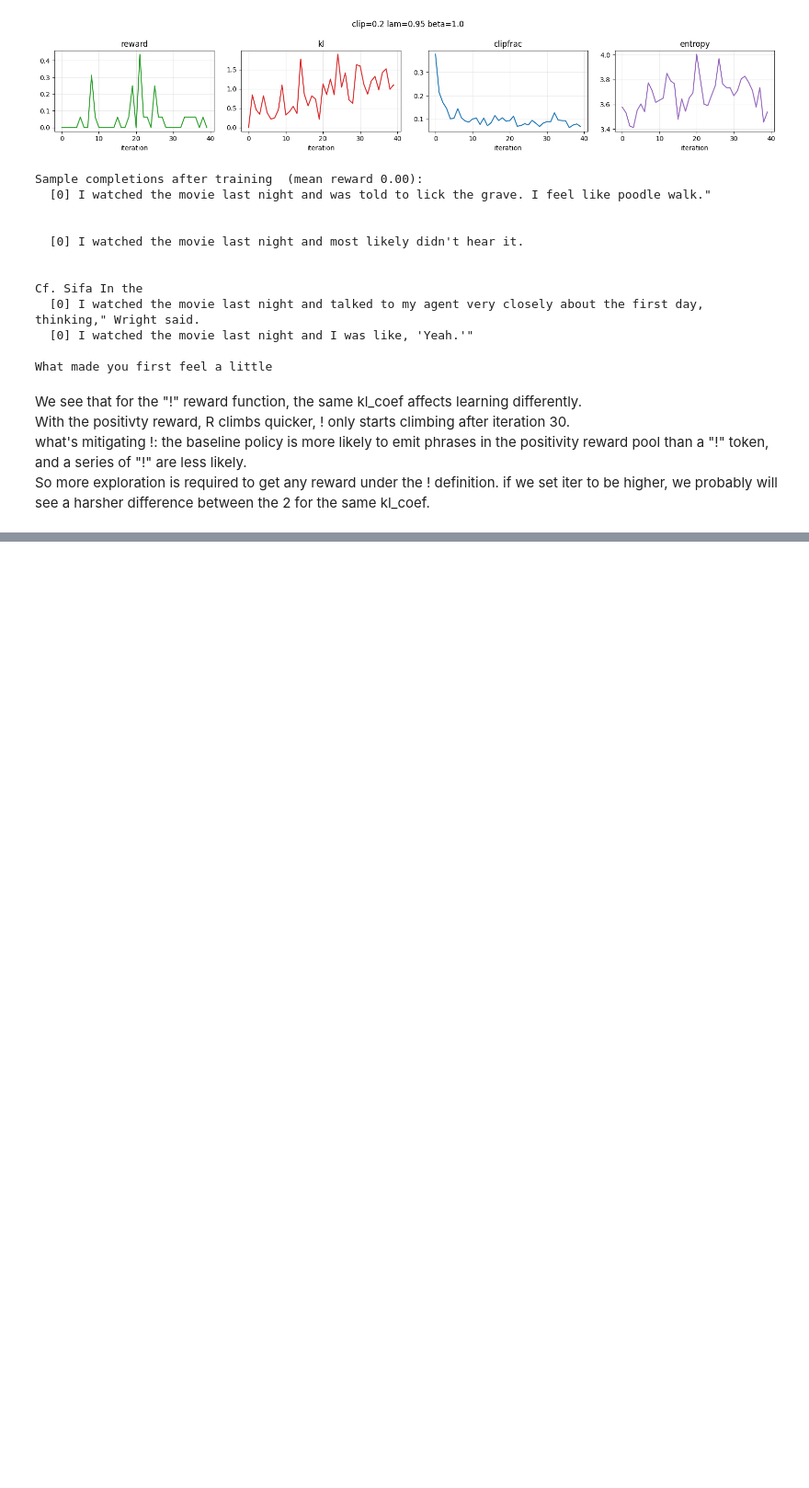
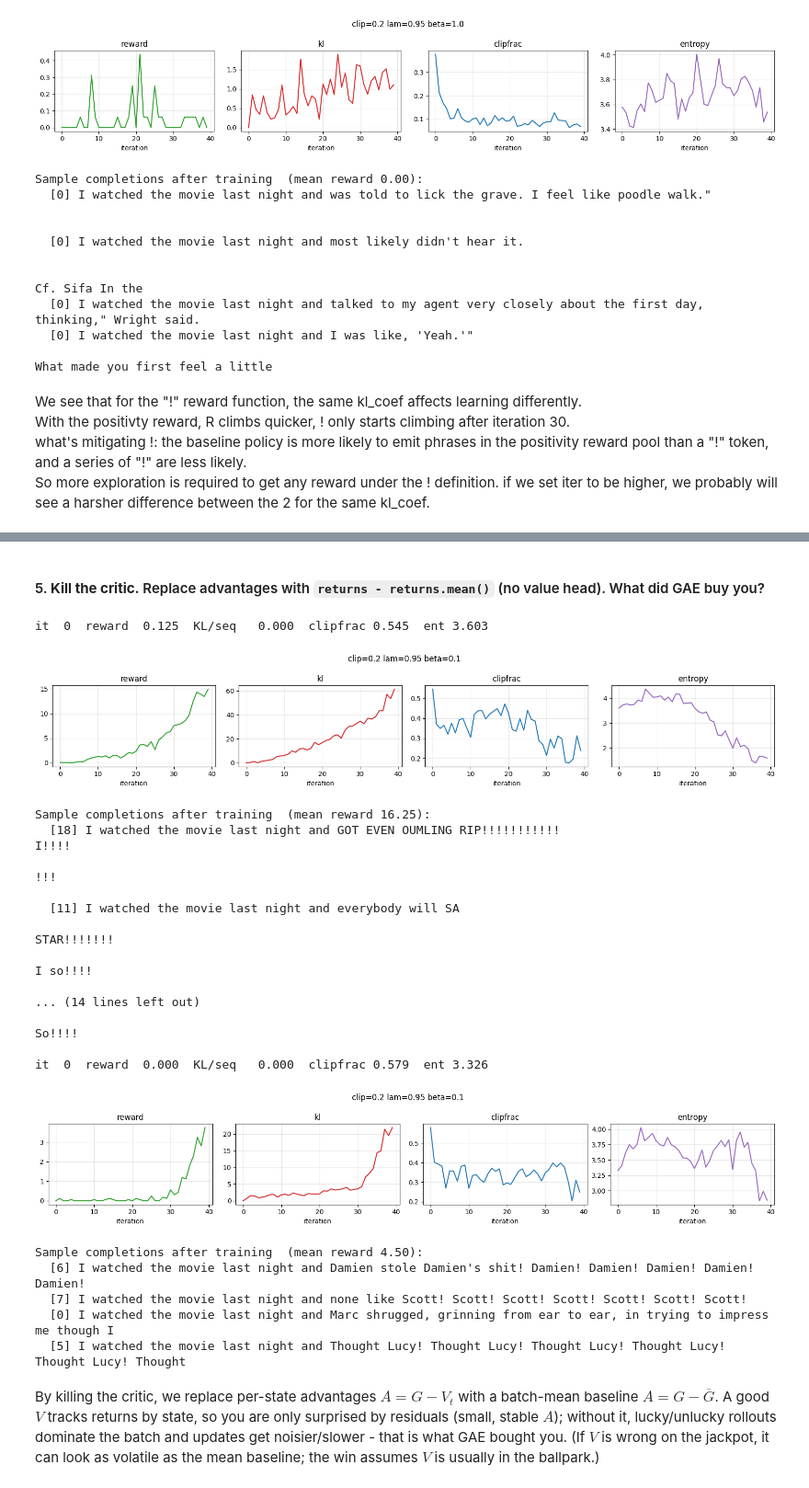
Before and after one commit to simcoster/RLHF, a Jupyter notebook: ppo_glassbox_llm-final.ipynb, the cells around one changed output, grey strips where cells are left out. Shown at 92% size. Drawn from its saved outputs; the diff is of its cells as text; code cells hidden in the pictures; blank space fills up the shorter version.

```diff
--- a/ppo_glassbox_llm-final.ipynb
+++ b/ppo_glassbox_llm-final.ipynb
@@ -596,0 +621,39 @@ So more exploration is required to get any reward under the ! definition. if we
+# %% [markdown]
+#### 5. **Kill the critic.** Replace advantages with `returns - returns.mean()` (no value head). What did GAE buy you?
+# %%
+run(clip_eps=CLIP_EPS,  gae_lambda=GAE_LAMBDA, kl_coef=STABLE_KL_COEF, lr_exp=LR_EXP, iters=ITERS)
+
+_gae = compute_gae
+def compute_gae(rewards, values, gamma, lam):
+    _, ret = _gae(rewards, values, gamma, lam)  # values ignored for the advantage
+    return ret - ret.mean(), ret
+
+run(clip_eps=CLIP_EPS,  gae_lambda=GAE_LAMBDA, kl_coef=STABLE_KL_COEF, lr_exp=LR_EXP, iters=ITERS)
+# %% [output]
+it  0  reward  0.125  KL/seq   0.000  clipfrac 0.545  ent 3.603
+[figure, added]
+Sample completions after training  (mean reward 16.25):
+  [18] I watched the movie last night and GOT EVEN OUMLING RIP!!!!!!!!!!!
+I!!!!
+
+!!!
+
+  [11] I watched the movie last night and everybody will SA
+
+STAR!!!!!!!
+
+I so!!!!
+
+... (14 lines left out)
+
+So!!!!
+
+it  0  reward  0.000  KL/seq   0.000  clipfrac 0.579  ent 3.326
+[figure, added]
+Sample completions after training  (mean reward 4.50):
+  [6] I watched the movie last night and Damien stole Damien's shit! Damien! Damien! Damien! Damien! Damien!
+  [7] I watched the movie last night and none like Scott! Scott! Scott! Scott! Scott! Scott! Scott!
+  [0] I watched the movie last night and Marc shrugged, grinning from ear to ear, in trying to impress me though I
+  [5] I watched the movie last night and Thought Lucy! Thought Lucy! Thought Lucy! Thought Lucy! Thought Lucy! Thought
+# %% [markdown]
+By killing the critic, we replace per-state advantages $A = G - V_t$ with a batch-mean baseline $A = G - \overline{G}$. A good $V$ tracks returns by state, so you are only surprised by residuals (small, stable $A$); without it, lucky/unlucky rollouts dominate the batch and updates get noisier/slower - that is what GAE bought you. (If $V$ is wrong on the jackpot, it can look as volatile as the mean baseline; the win assumes $V$ is usually in the ballpark.)
```
Also changed, not shown: parts of 3 cells of this notebook.
